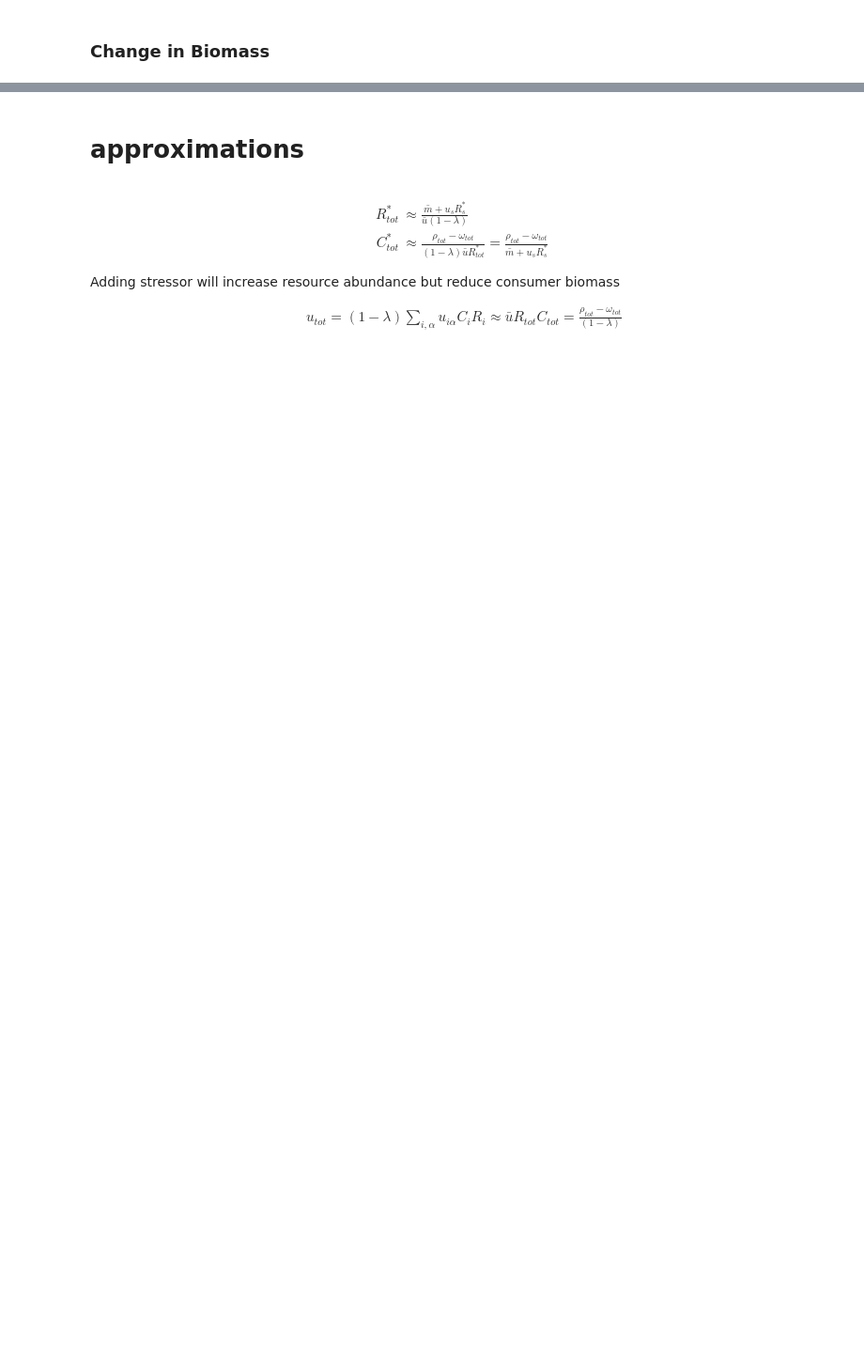
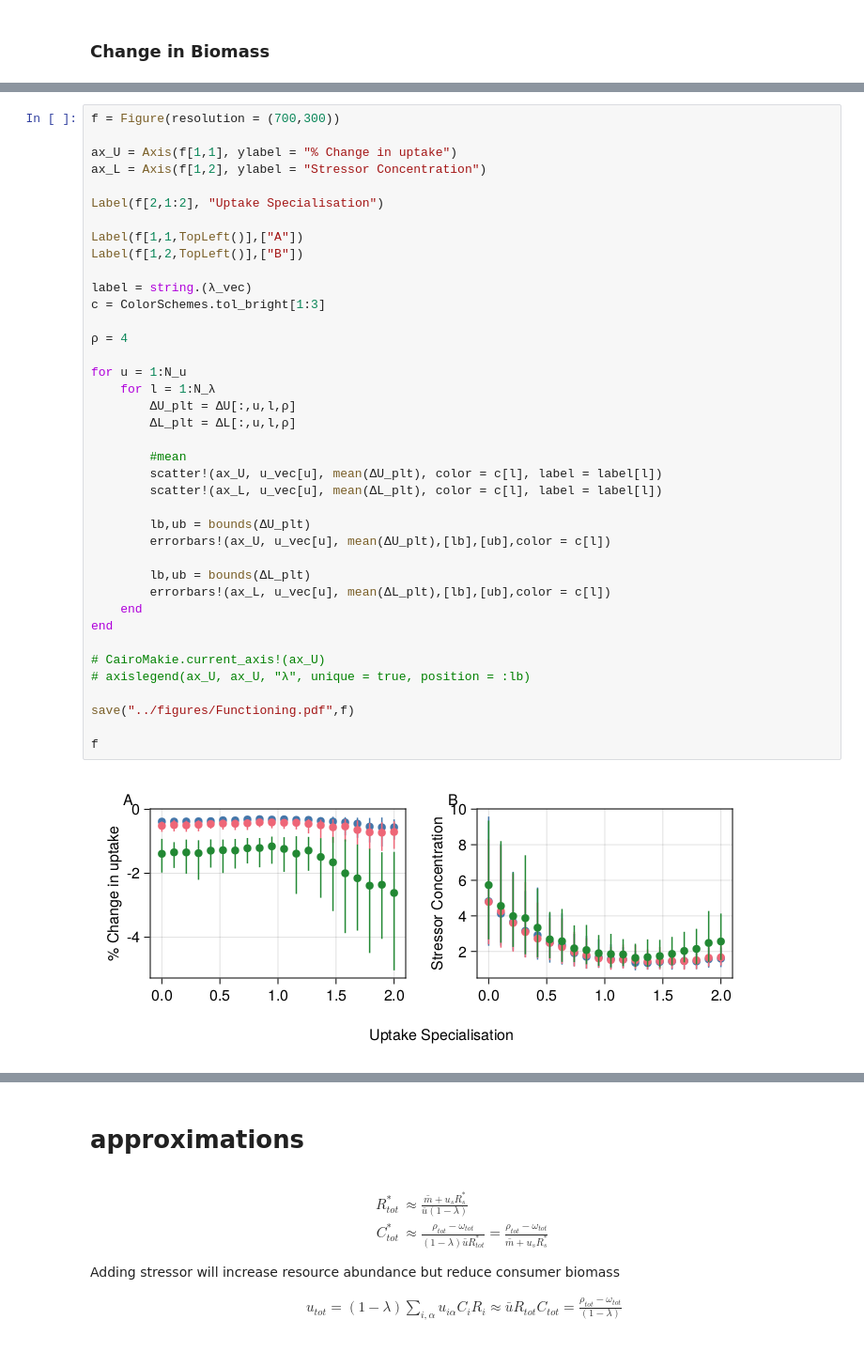
Before and after one commit to CleggTom/chemicalstressors, a Jupyter notebook: notebooks/detox_stress_model.ipynb, the cells around one changed output, grey strips where cells are left out. Shown: that part at 94% size. Drawn from its saved outputs; the diff is of its cells as text; blank space fills up the shorter version.

```diff
--- a/notebooks/detox_stress_model.ipynb
+++ b/notebooks/detox_stress_model.ipynb
@@ -549,0 +510,41 @@ f
+# %%
+f = Figure(resolution = (700,300))
+
+ax_U = Axis(f[1,1], ylabel = "% Change in uptake")
+ax_L = Axis(f[1,2], ylabel = "Stressor Concentration")
+
+Label(f[2,1:2], "Uptake Specialisation")
+
+Label(f[1,1,TopLeft()],["A"])
+Label(f[1,2,TopLeft()],["B"])
+
+label = string.(λ_vec)
+c = ColorSchemes.tol_bright[1:3]
+
+ρ = 4
+
+for u = 1:N_u
+    for l = 1:N_λ
+        ΔU_plt = ΔU[:,u,l,ρ]
+        ΔL_plt = ΔL[:,u,l,ρ]
+
+        #mean
+        scatter!(ax_U, u_vec[u], mean(ΔU_plt), color = c[l], label = label[l])
+        scatter!(ax_L, u_vec[u], mean(ΔL_plt), color = c[l], label = label[l])
+
+        lb,ub = bounds(ΔU_plt)
+        errorbars!(ax_U, u_vec[u], mean(ΔU_plt),[lb],[ub],color = c[l])
+
+        lb,ub = bounds(ΔL_plt)
+        errorbars!(ax_L, u_vec[u], mean(ΔL_plt),[lb],[ub],color = c[l])
+    end
+end
+
+# CairoMakie.current_axis!(ax_U)
+# axislegend(ax_U, ax_U, "λ", unique = true, position = :lb)
+
+save("../figures/Functioning.pdf",f)
+
+f
+# %% [output]
+[figure, added]
```
Also changed, not shown: parts of 46 cells of this notebook, 20 other files.
